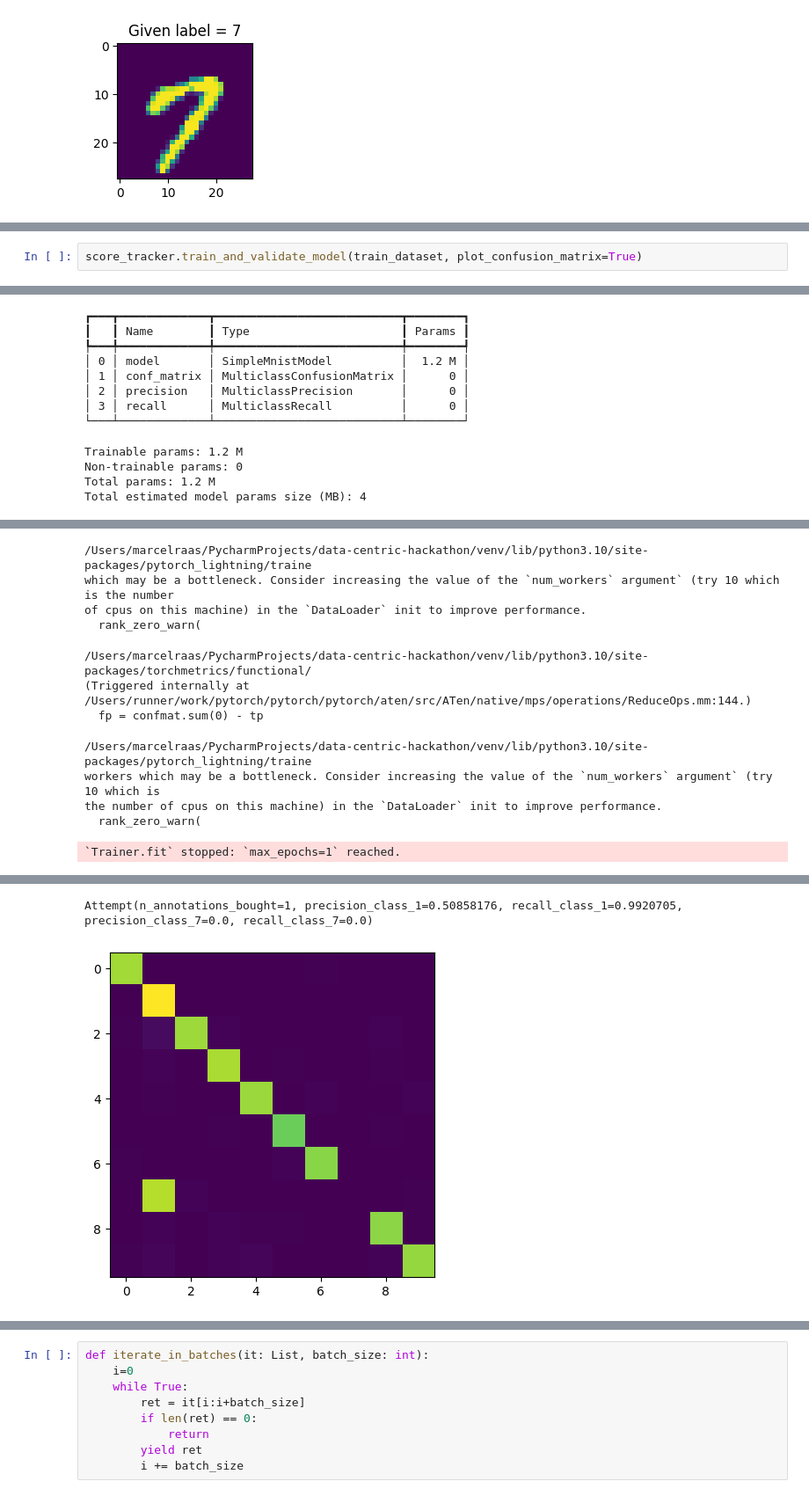
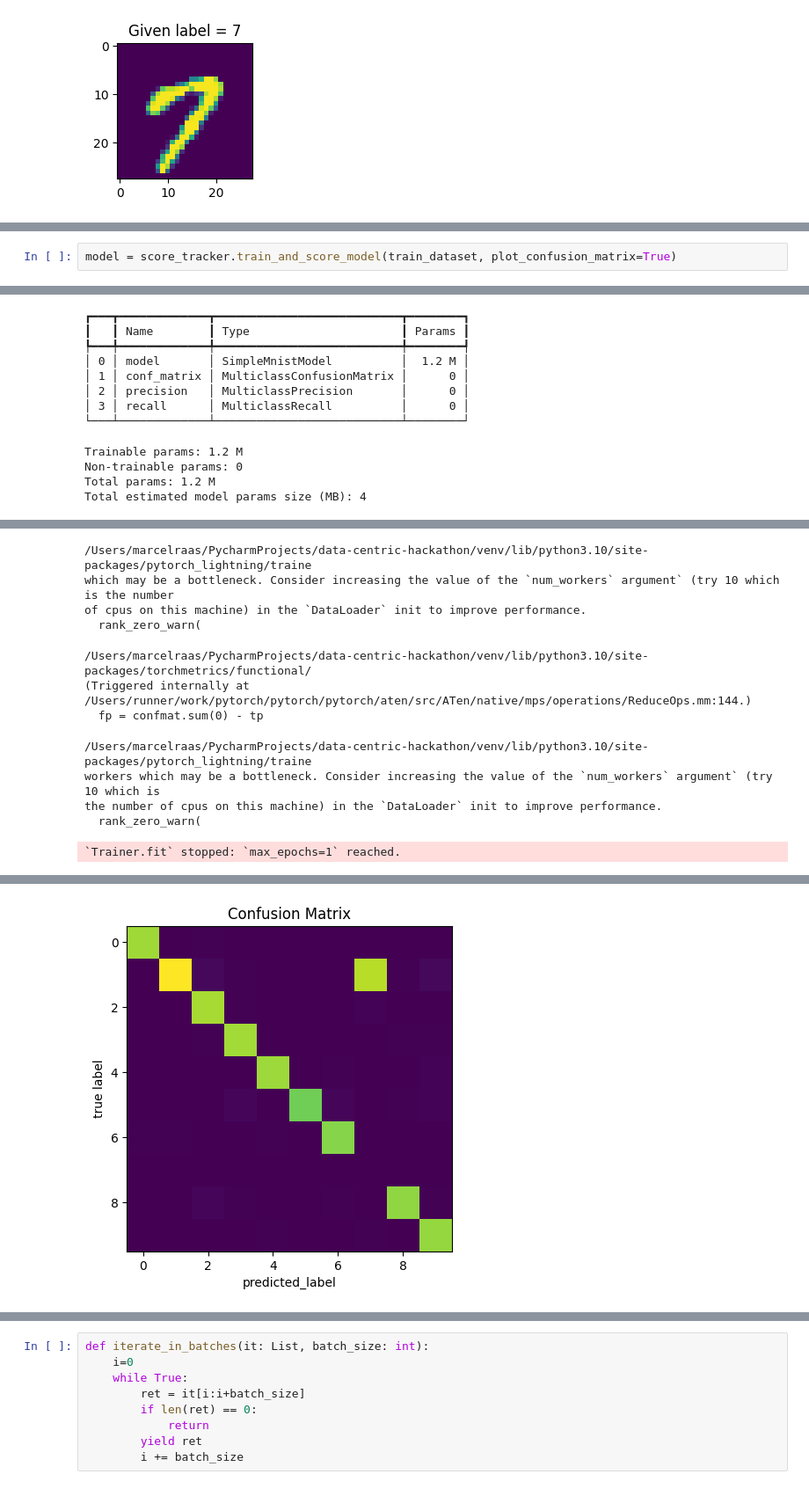
Before and after one commit to godatadriven/data-centric-ai-hackathon, a Jupyter notebook: notebooks/example-naive-annotations.ipynb, the cells around one changed output, grey strips where cells are left out. Shown: that part at 88% size. Saved outputs shown, nothing was run; the diff lists cells and outputs as text.

```diff
--- a/notebooks/example-naive-annotations.ipynb
+++ b/notebooks/example-naive-annotations.ipynb
@@ -40,37 +49,36 @@ plt.imshow(train_dataset[15][0]);
 # %%
-score_tracker.train_and_validate_model(train_dataset, plot_confusion_matrix=True)
+model = score_tracker.train_and_score_model(train_dataset, plot_confusion_matrix=True)
 # %% [output]
 GPU available: True (mps), used: True
 TPU available: False, using: 0 TPU cores
 IPU available: False, using: 0 IPUs
 HPU available: False, using: 0 HPUs
 ┏━━━┳━━━━━━━━━━━━━┳━━━━━━━━━━━━━━━━━━━━━━━━━━━┳━━━━━━━━┓
 ┃   ┃ Name        ┃ Type                      ┃ Params ┃
 ┡━━━╇━━━━━━━━━━━━━╇━━━━━━━━━━━━━━━━━━━━━━━━━━━╇━━━━━━━━┩
 │ 0 │ model       │ SimpleMnistModel          │  1.2 M │
 │ 1 │ conf_matrix │ MulticlassConfusionMatrix │      0 │
 │ 2 │ precision   │ MulticlassPrecision       │      0 │
 │ 3 │ recall      │ MulticlassRecall          │      0 │
 └───┴─────────────┴───────────────────────────┴────────┘
 Trainable params: 1.2 M
 Non-trainable params: 0
 Total params: 1.2 M
 Total estimated model params size (MB): 4
 [interactive output not drawn]
 /Users/marcelraas/PycharmProjects/data-centric-hackathon/venv/lib/python3.10/site-packages/pytorch_lightning/traine
 which may be a bottleneck. Consider increasing the value of the `num_workers` argument` (try 10 which is the number
 of cpus on this machine) in the `DataLoader` init to improve performance.
   rank_zero_warn(
 /Users/marcelraas/PycharmProjects/data-centric-hackathon/venv/lib/python3.10/site-packages/torchmetrics/functional/
 (Triggered internally at
 /Users/runner/work/pytorch/pytorch/pytorch/aten/src/ATen/native/mps/operations/ReduceOps.mm:144.)
   fp = confmat.sum(0) - tp
 /Users/marcelraas/PycharmProjects/data-centric-hackathon/venv/lib/python3.10/site-packages/pytorch_lightning/traine
 workers which may be a bottleneck. Consider increasing the value of the `num_workers` argument` (try 10 which is
 the number of cpus on this machine) in the `DataLoader` init to improve performance.
   rank_zero_warn(
 `Trainer.fit` stopped: `max_epochs=1` reached.
 [interactive output not drawn]
 [interactive output not drawn]
-Attempt(n_annotations_bought=1, precision_class_1=0.50858176, recall_class_1=0.9920705, precision_class_7=0.0, recall_class_7=0.0)
-[figure, old version]
+[figure, new version]
```
Also changed, not shown: parts of 12 cells of this notebook, 7 other files.
